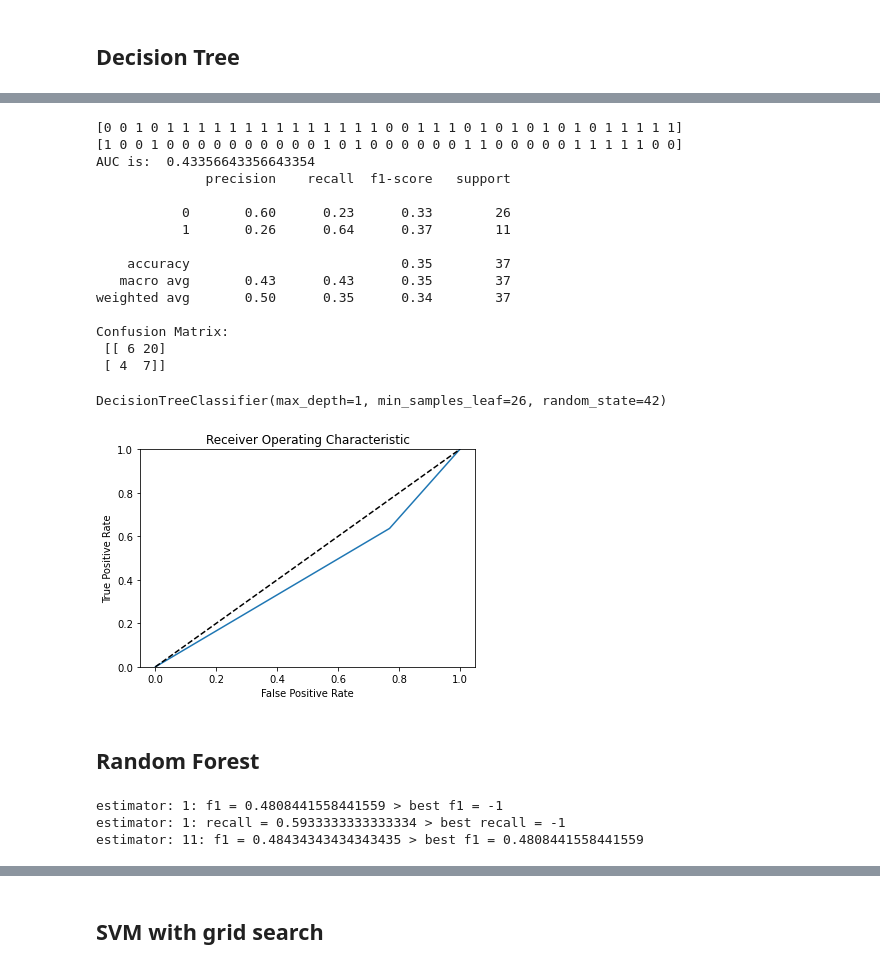
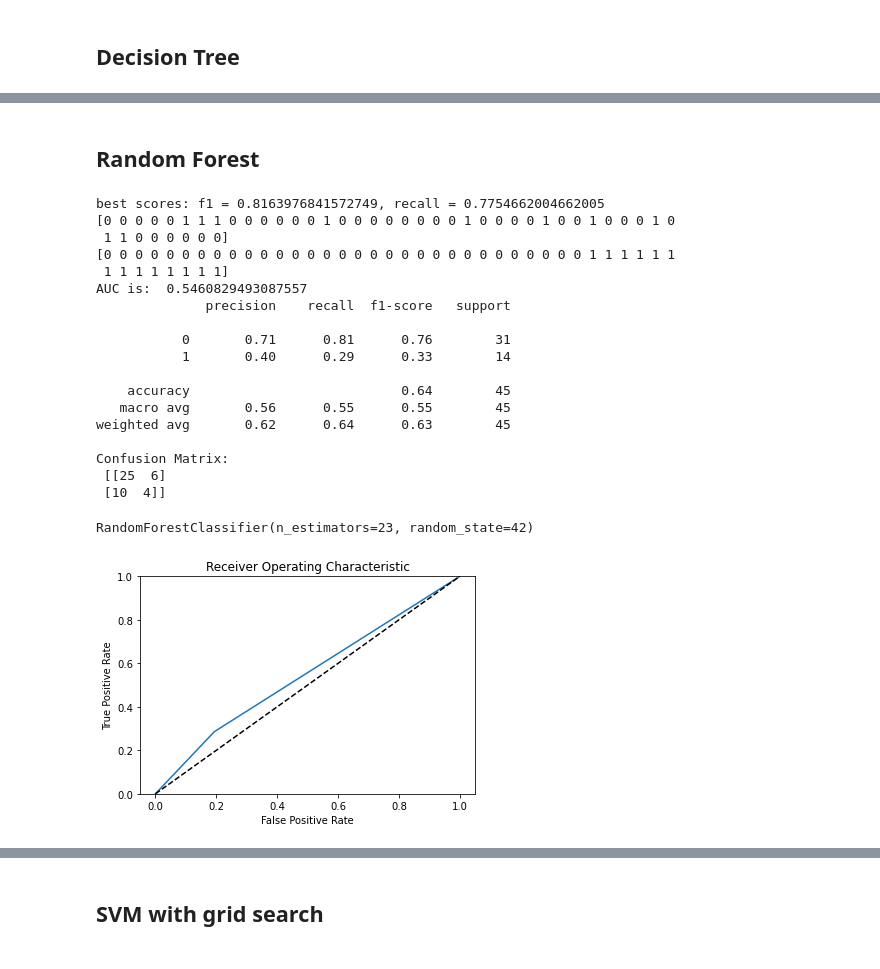
Before and after one commit to derong97/automatic-depression-detector, a Jupyter notebook: models/word_embeddings/doc2vec.ipynb, the cells around one changed output, grey strips where cells are left out. Saved outputs shown, nothing was run; the diff lists cells and outputs as text; code cells hidden in the pictures.

```diff
--- a/models/word_embeddings/doc2vec.ipynb
+++ b/models/word_embeddings/doc2vec.ipynb
@@ -343,54 +361,47 @@ DecisionTreeClassifier(max_depth=1, min_samples_leaf=26, random_state=42)
-# %%
-# Based on recall
-evaluate_model(best_tree_recall_model)
-# %% [output]
-[0 0 1 0 1 1 1 1 1 1 1 1 1 1 1 1 1 1 0 0 1 1 1 0 1 0 1 0 1 0 1 0 1 1 1 1 1]
-[1 0 0 1 0 0 0 0 0 0 0 0 0 0 1 0 1 0 0 0 0 0 0 1 1 0 0 0 0 0 1 1 1 1 1 0 0]
-AUC is:  0.43356643356643354
-              precision    recall  f1-score   support
-
-           0       0.60      0.23      0.33        26
-           1       0.26      0.64      0.37        11
-
-    accuracy                           0.35        37
-   macro avg       0.43      0.43      0.35        37
-weighted avg       0.50      0.35      0.34        37
-
-Confusion Matrix:
- [[ 6 20]
- [ 4  7]]
-DecisionTreeClassifier(max_depth=1, min_samples_leaf=26, random_state=42)
-[figure, removed]
 # %% [markdown]
 ## Random Forest
 # %%
 def find_best_forest_model(n_estimators):
     best_f1_model = None
-    best_recall_model = None
     best_f1 = -1
     best_recall = -1
 
     for estimator in range(1, n_estimators + 1):
         model = RandomForestClassifier(random_state=RANDOM_STATE, n_estimators=estimator)
 
         f1_scores, recall_scores = k_cross(model)
         f1 = np.mean(f1_scores)
         recall = np.mean(recall_scores)
 
         if f1 > best_f1:
-            print(f"estimator: {estimator}: f1 = {f1} > best f1 = {best_f1}")
             best_f1 = f1
+            best_recall = recall
             best_f1_model = model
 
-        if recall > best_recall:
-            print(f"estimator: {estimator}: recall = {recall} > best recall = {best_recall}")
-            best_recall = recall
-            best_recall_model = model
+    print(f"best scores: f1 = {best_f1}, recall = {best_recall}")
 
-    return best_f1_model, best_recall_model
+    return best_f1_model
 
-best_forest_f1_model, best_forest_recall_model = find_best_forest_model(30)
+best_forest_f1_model = find_best_forest_model(30)
+evaluate_model(best_forest_f1_model)
 # %% [output]
-estimator: 1: f1 = 0.4808441558441559 > best f1 = -1
-estimator: 1: recall = 0.5933333333333334 > best recall = -1
-estimator: 11: f1 = 0.48434343434343435 > best f1 = 0.4808441558441559
+best scores: f1 = 0.8163976841572749, recall = 0.7754662004662005
+[0 0 0 0 0 1 1 1 0 0 0 0 0 0 1 0 0 0 0 0 0 0 0 1 0 0 0 0 1 0 0 1 0 0 0 1 0
+ 1 1 0 0 0 0 0 0]
+[0 0 0 0 0 0 0 0 0 0 0 0 0 0 0 0 0 0 0 0 0 0 0 0 0 0 0 0 0 0 0 1 1 1 1 1 1
+ 1 1 1 1 1 1 1 1]
+AUC is:  0.5460829493087557
+              precision    recall  f1-score   support
+
+           0       0.71      0.81      0.76        31
+           1       0.40      0.29      0.33        14
+
+    accuracy                           0.64        45
+   macro avg       0.56      0.55      0.55        45
+weighted avg       0.62      0.64      0.63        45
+
+Confusion Matrix:
+ [[25  6]
+ [10  4]]
+RandomForestClassifier(n_estimators=23, random_state=42)
+[figure, added]
```
Also changed, not shown: parts of 25 cells of this notebook, 11 other files.
